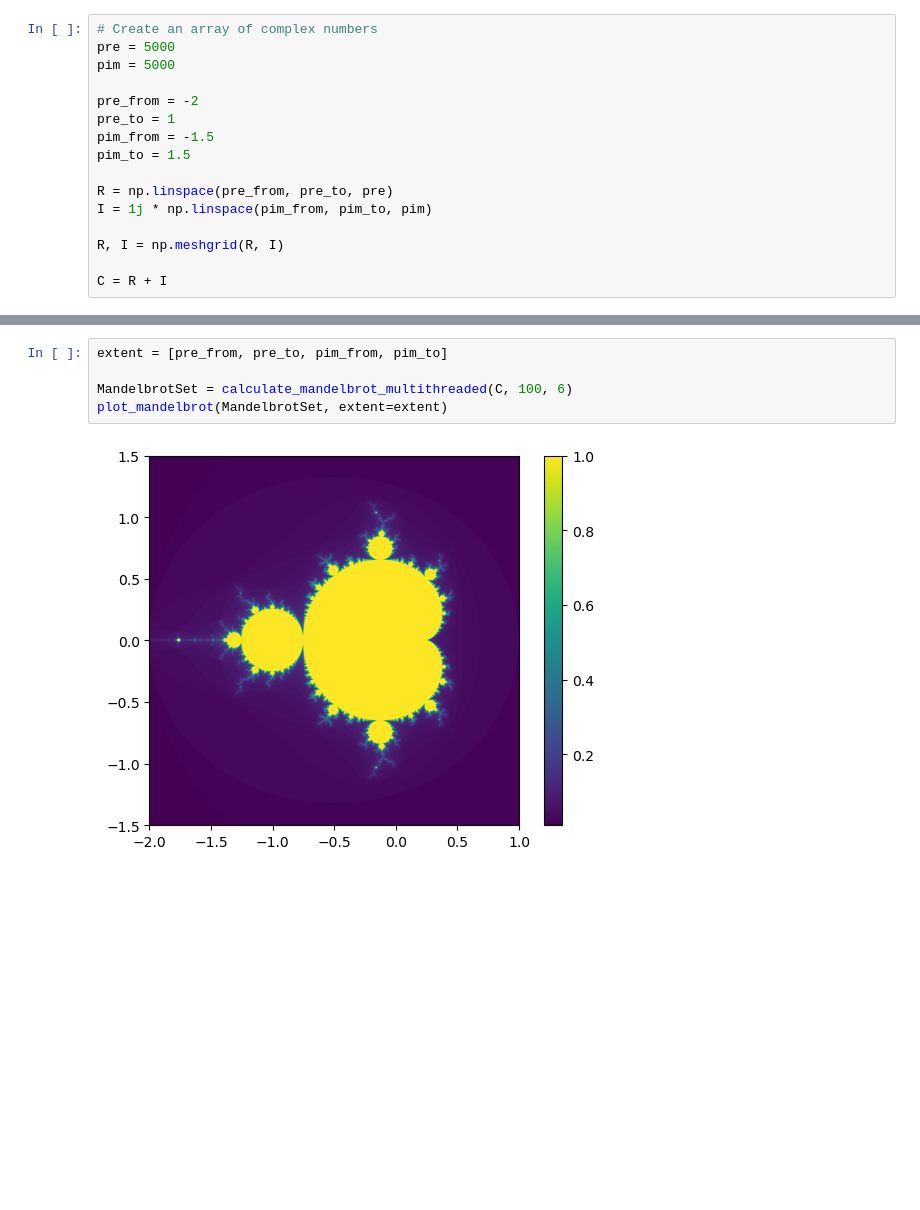
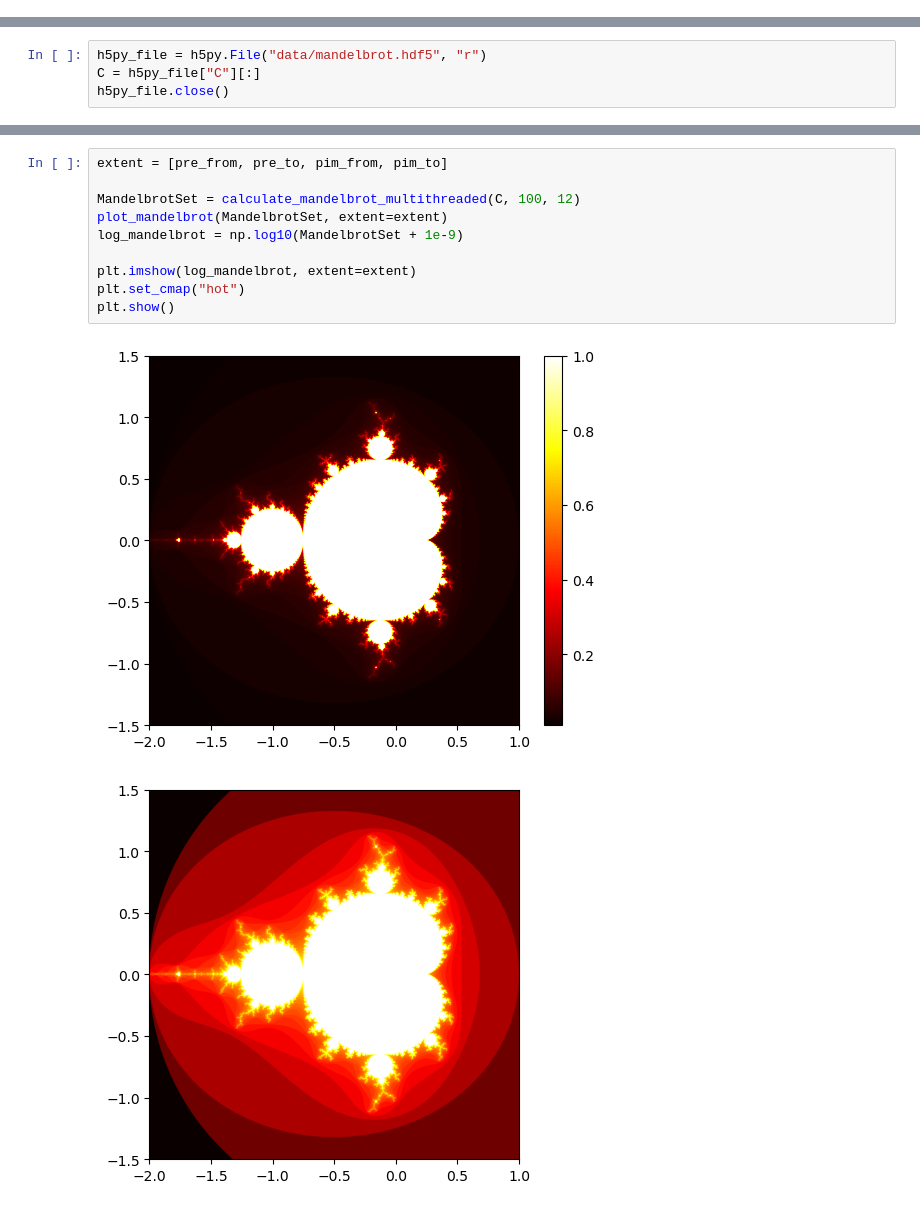
Before and after one commit to SebastianDall/Scientific_Computing_Mandelbrot, a Jupyter notebook: project.ipynb, the cells around one changed output, grey strips where cells are left out. Drawn from its saved outputs; the diff is of its cells as text; blank space fills up the shorter version.

```diff
--- a/project.ipynb
+++ b/project.ipynb
@@ -8,16 +8,0 @@ import timeit
-# %%
-# Create an array of complex numbers
-pre = 5000
-pim = 5000
-
-pre_from = -2
-pre_to = 1
-pim_from = -1.5
-pim_to = 1.5
-
-R = np.linspace(pre_from, pre_to, pre)
-I = 1j * np.linspace(pim_from, pim_to, pim)
-
-R, I = np.meshgrid(R, I)
-
-C = R + I
@@ -46,0 +9,4 @@ for name, func in functions:
+# %%
+h5py_file = h5py.File("data/mandelbrot.hdf5", "r")
+C = h5py_file["C"][:]
+h5py_file.close()
@@ -65,7 +45,13 @@ plt.show()
 # %%
 extent = [pre_from, pre_to, pim_from, pim_to]
 
-MandelbrotSet = calculate_mandelbrot_multithreaded(C, 100, 6)
+MandelbrotSet = calculate_mandelbrot_multithreaded(C, 100, 12)
 plot_mandelbrot(MandelbrotSet, extent=extent)
+log_mandelbrot = np.log10(MandelbrotSet + 1e-9)
+
+plt.imshow(log_mandelbrot, extent=extent)
+plt.set_cmap("hot")
+plt.show()
 # %% [output]
-[figure, old version]
+[figure, new version]
+[figure, added]
```
Also changed, not shown: parts of 6 cells of this notebook, 4 other files.
